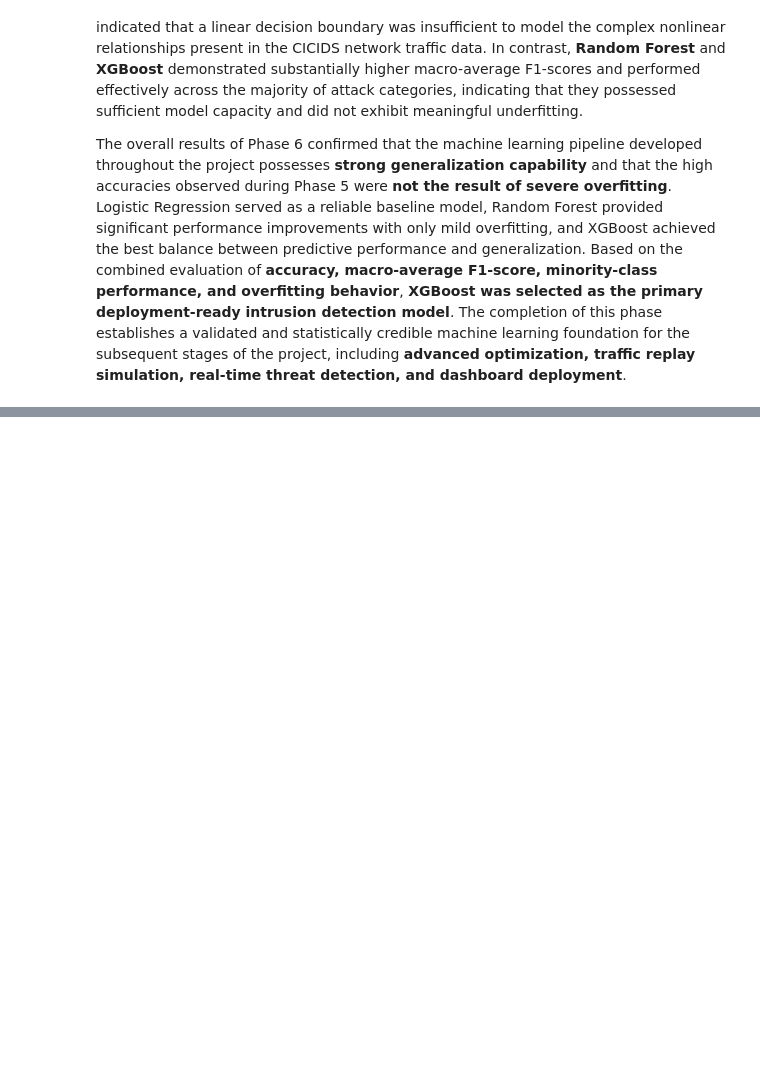
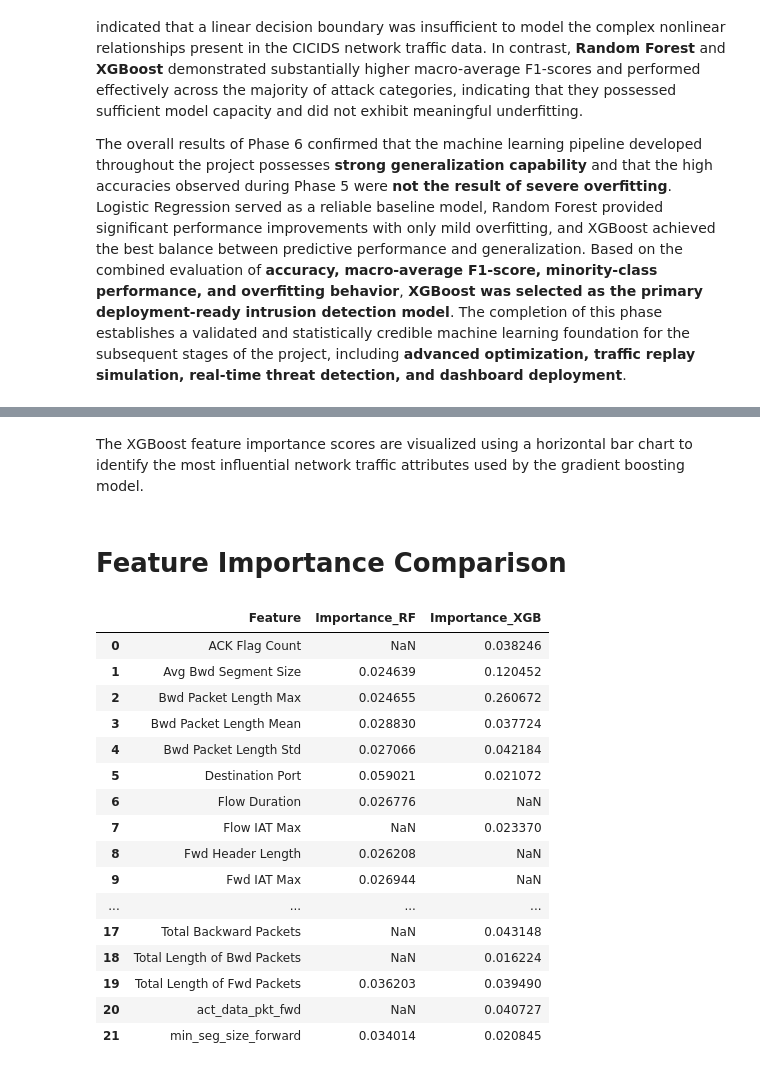
Before and after one commit to rounakghosh345123/network_intrusion_detection_system, a Jupyter notebook: nids_analysis.ipynb, the cells around one changed output, grey strips where cells are left out. Drawn from its saved outputs; the diff is of its cells as text; code cells hidden in the pictures; blank space fills up the shorter version.

```diff
--- a/nids_analysis.ipynb
+++ b/nids_analysis.ipynb
@@ -3113,0 +3318,35 @@ The overall results of Phase 6 confirmed that the machine learning pipeline deve
+# %% [markdown]
+The XGBoost feature importance scores are visualized using a horizontal bar chart to identify the most influential network traffic attributes used by the gradient boosting model.
+# %% [markdown]
+# Feature Importance Comparison
+# %%
+rf_top = rf_importance.head(15)
+xgb_top = xgb_importance.head(15)
+
+comparison = pd.merge(
+    rf_top,
+    xgb_top,
+    on="Feature",
+    how="outer",
+    suffixes=("_RF", "_XGB")
+)
+
+comparison
+# %% [output]
+|  | Feature | Importance_RF | Importance_XGB |
+| 0 | ACK Flag Count | NaN | 0.038246 |
+| 1 | Avg Bwd Segment Size | 0.024639 | 0.120452 |
+| 2 | Bwd Packet Length Max | 0.024655 | 0.260672 |
+| 3 | Bwd Packet Length Mean | 0.028830 | 0.037724 |
+| 4 | Bwd Packet Length Std | 0.027066 | 0.042184 |
+| 5 | Destination Port | 0.059021 | 0.021072 |
+| 6 | Flow Duration | 0.026776 | NaN |
+| 7 | Flow IAT Max | NaN | 0.023370 |
+| 8 | Fwd Header Length | 0.026208 | NaN |
+| 9 | Fwd IAT Max | 0.026944 | NaN |
+| ... | ... | ... | ... |
+| 17 | Total Backward Packets | NaN | 0.043148 |
+| 18 | Total Length of Bwd Packets | NaN | 0.016224 |
+| 19 | Total Length of Fwd Packets | 0.036203 | 0.039490 |
+| 20 | act_data_pkt_fwd | NaN | 0.040727 |
+| 21 | min_seg_size_forward | 0.034014 | 0.020845 |
```
Also changed, not shown: parts of 56 cells of this notebook.
